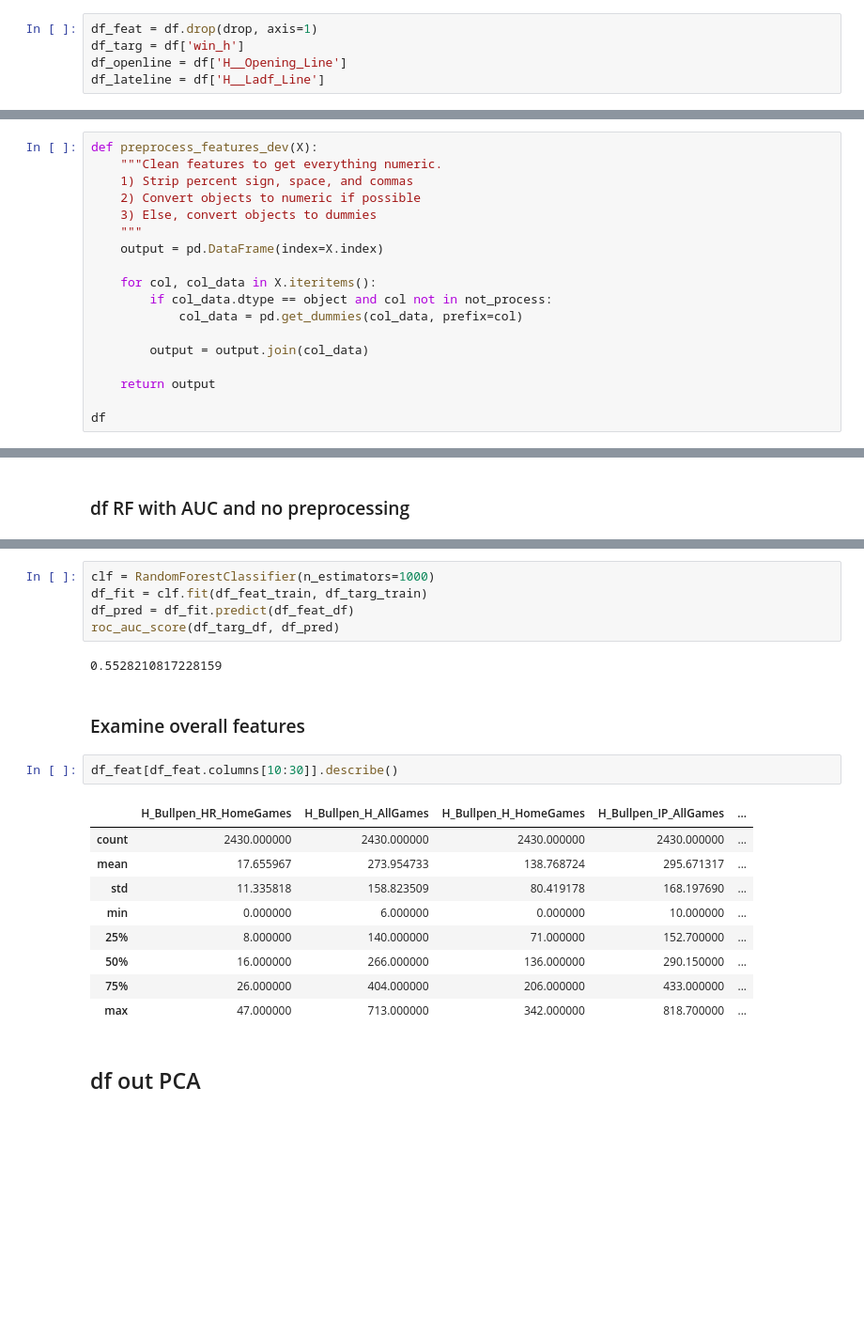
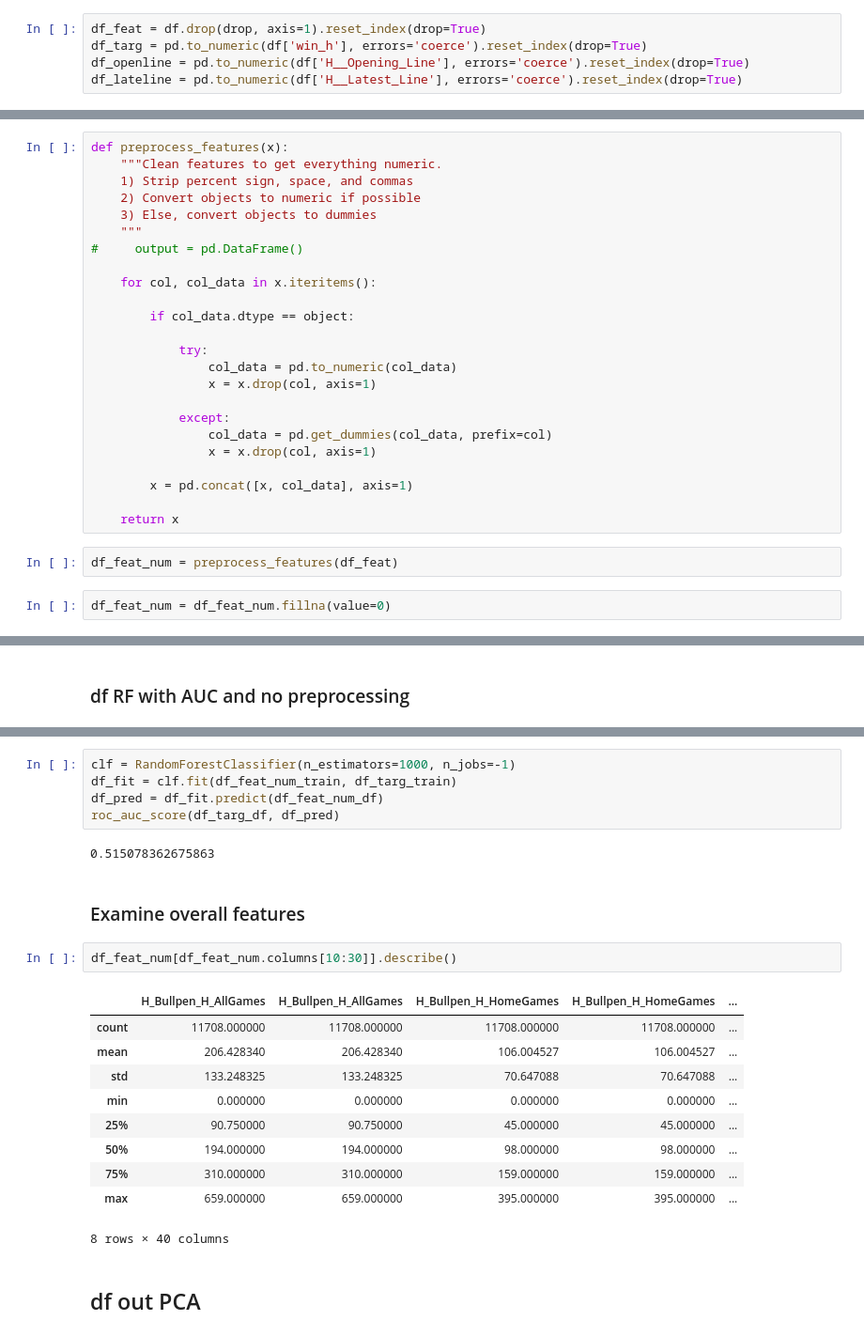
Before and after one commit to etothexipi/mlb_bet_notebooks, a Jupyter notebook: model_statfox_matchups.ipynb, the cells around one changed output, grey strips where cells are left out. Shown: that part at 94% size. Drawn from its saved outputs; the diff is of its cells as text; blank space fills up the shorter version.

```diff
--- a/model_statfox_matchups.ipynb
+++ b/model_statfox_matchups.ipynb
@@ -145,7 +150,7 @@ drop
 # %% [output]
 ['H__Latest_Line', 'V__Latest_Line', 'sc_h', 'sc_v', 'win_h']
 # %%
-df_feat = df.drop(drop, axis=1)
-df_targ = df['win_h']
-df_openline = df['H__Opening_Line']
-df_lateline = df['H__Ladf_Line']
+df_feat = df.drop(drop, axis=1).reset_index(drop=True)
+df_targ = pd.to_numeric(df['win_h'], errors='coerce').reset_index(drop=True)
+df_openline = pd.to_numeric(df['H__Opening_Line'], errors='coerce').reset_index(drop=True)
+df_lateline = pd.to_numeric(df['H__Latest_Line'], errors='coerce').reset_index(drop=True)
@@ -185,18 +192,28 @@ df_feat[['matchidx','year','month']].head()
 # %%
-def preprocess_features_dev(X):
+def preprocess_features(x):
     """Clean features to get everything numeric.
     1) Strip percent sign, space, and commas
     2) Convert objects to numeric if possible
     3) Else, convert objects to dummies
     """
-    output = pd.DataFrame(index=X.index)
+#     output = pd.DataFrame()
 
-    for col, col_data in X.iteritems():
-        if col_data.dtype == object and col not in not_process:
-            col_data = pd.get_dummies(col_data, prefix=col)
+    for col, col_data in x.iteritems():
 
-        output = output.join(col_data)
+        if col_data.dtype == object:
 
-    return output
+            try:
+                col_data = pd.to_numeric(col_data)
+                x = x.drop(col, axis=1)
 
-df
+            except:
+                col_data = pd.get_dummies(col_data, prefix=col)
+                x = x.drop(col, axis=1)
+
+        x = pd.concat([x, col_data], axis=1)
+
+    return x
+# %%
+df_feat_num = preprocess_features(df_feat)
+# %%
+df_feat_num = df_feat_num.fillna(value=0)
@@ -313,25 +356,26 @@ df_feat_df = df_feat_clean.iloc[nsplit:]
 df_targ_df = df_targ.iloc[nsplit:]
 # %%
-clf = RandomForestClassifier(n_estimators=1000)
-df_fit = clf.fit(df_feat_train, df_targ_train)
-df_pred = df_fit.predict(df_feat_df)
+clf = RandomForestClassifier(n_estimators=1000, n_jobs=-1)
+df_fit = clf.fit(df_feat_num_train, df_targ_train)
+df_pred = df_fit.predict(df_feat_num_df)
 roc_auc_score(df_targ_df, df_pred)
 # %% [output]
-0.5528210817228159
+0.515078362675863
 # %% [markdown]
 ### Examine overall features
 # %%
-df_feat[df_feat.columns[10:30]].describe()
+df_feat_num[df_feat_num.columns[10:30]].describe()
 # %% [output]
-|  | H_Bullpen_HR_HomeGames | H_Bullpen_H_AllGames | H_Bullpen_H_HomeGames | H_Bullpen_IP_AllGames | ... |
-| count | 2430.000000 | 2430.000000 | 2430.000000 | 2430.000000 | ... |
-| mean | 17.655967 | 273.954733 | 138.768724 | 295.671317 | ... |
-| std | 11.335818 | 158.823509 | 80.419178 | 168.197690 | ... |
-| min | 0.000000 | 6.000000 | 0.000000 | 10.000000 | ... |
-| 25% | 8.000000 | 140.000000 | 71.000000 | 152.700000 | ... |
-| 50% | 16.000000 | 266.000000 | 136.000000 | 290.150000 | ... |
-| 75% | 26.000000 | 404.000000 | 206.000000 | 433.000000 | ... |
-| max | 47.000000 | 713.000000 | 342.000000 | 818.700000 | ... |
+|  | H_Bullpen_H_AllGames | H_Bullpen_H_AllGames | H_Bullpen_H_HomeGames | H_Bullpen_H_HomeGames | ... |
+| count | 11708.000000 | 11708.000000 | 11708.000000 | 11708.000000 | ... |
+| mean | 206.428340 | 206.428340 | 106.004527 | 106.004527 | ... |
+| std | 133.248325 | 133.248325 | 70.647088 | 70.647088 | ... |
+| min | 0.000000 | 0.000000 | 0.000000 | 0.000000 | ... |
+| 25% | 90.750000 | 90.750000 | 45.000000 | 45.000000 | ... |
+| 50% | 194.000000 | 194.000000 | 98.000000 | 98.000000 | ... |
+| 75% | 310.000000 | 310.000000 | 159.000000 | 159.000000 | ... |
+| max | 659.000000 | 659.000000 | 395.000000 | 395.000000 | ... |
+8 rows × 40 columns
 # %% [markdown]
 ## df out PCA
 # %% [markdown]
```
Also changed, not shown: parts of 39 cells of this notebook.
